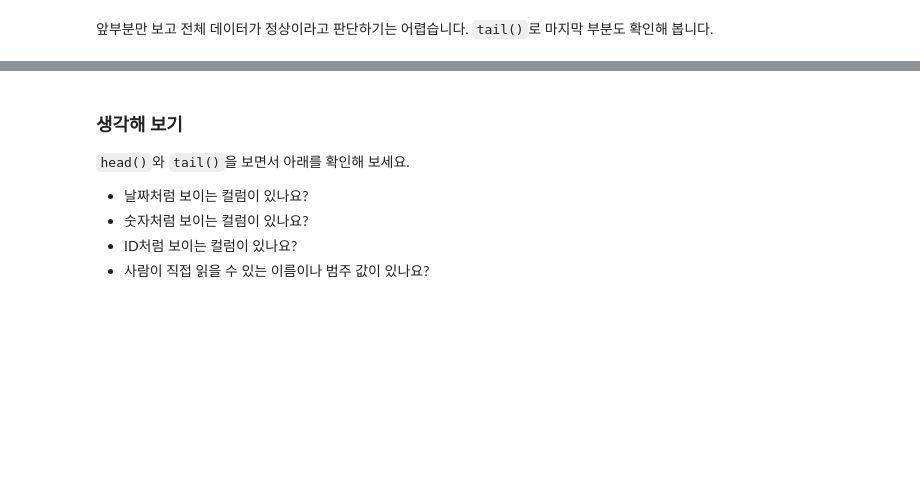
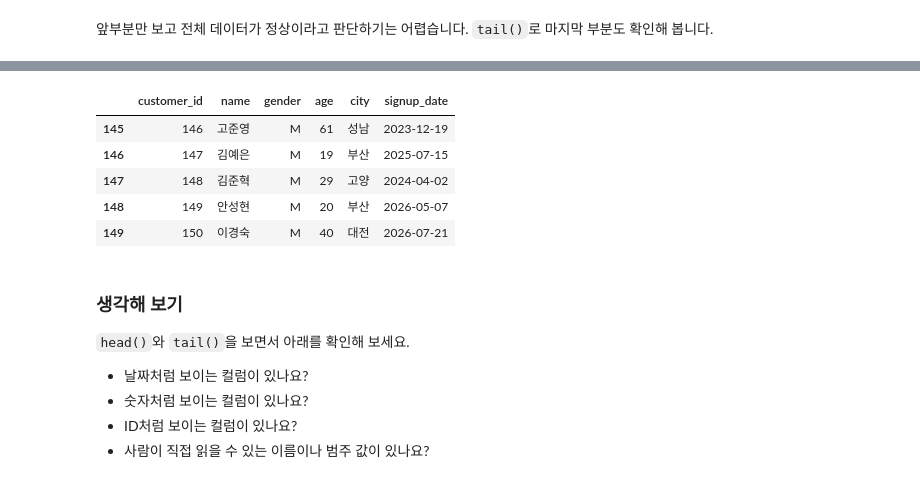
Before and after one commit to HauserNR/llm-data-analysis-study, a Jupyter notebook: chapter03/chapter03.ipynb, the cells around one changed output, grey strips where cells are left out. Drawn from its saved outputs; the diff is of its cells as text; code cells hidden in the pictures; blank space fills up the shorter version.

```diff
--- a/chapter03/chapter03.ipynb
+++ b/chapter03/chapter03.ipynb
@@ -264,3 +220,12 @@ order_items tail
+# %%
+customers.tail()
+# %% [output]
+|  | customer_id | name | gender | age | city | signup_date |
+| 145 | 146 | 고준영 | M | 61 | 성남 | 2023-12-19 |
+| 146 | 147 | 김예은 | M | 19 | 부산 | 2025-07-15 |
+| 147 | 148 | 김준혁 | M | 29 | 고양 | 2024-04-02 |
+| 148 | 149 | 안성현 | M | 20 | 부산 | 2026-05-07 |
+| 149 | 150 | 이경숙 | M | 40 | 대전 | 2026-07-21 |
 # %% [markdown]
 ### 생각해 보기
 
```
Also changed, not shown: parts of 36 cells of this notebook, 2 other files.
